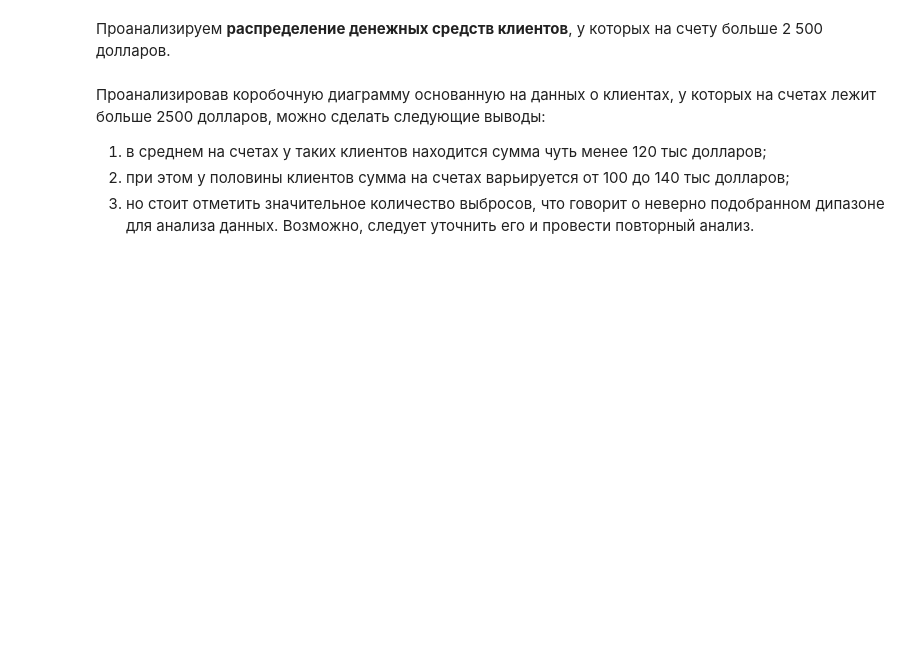
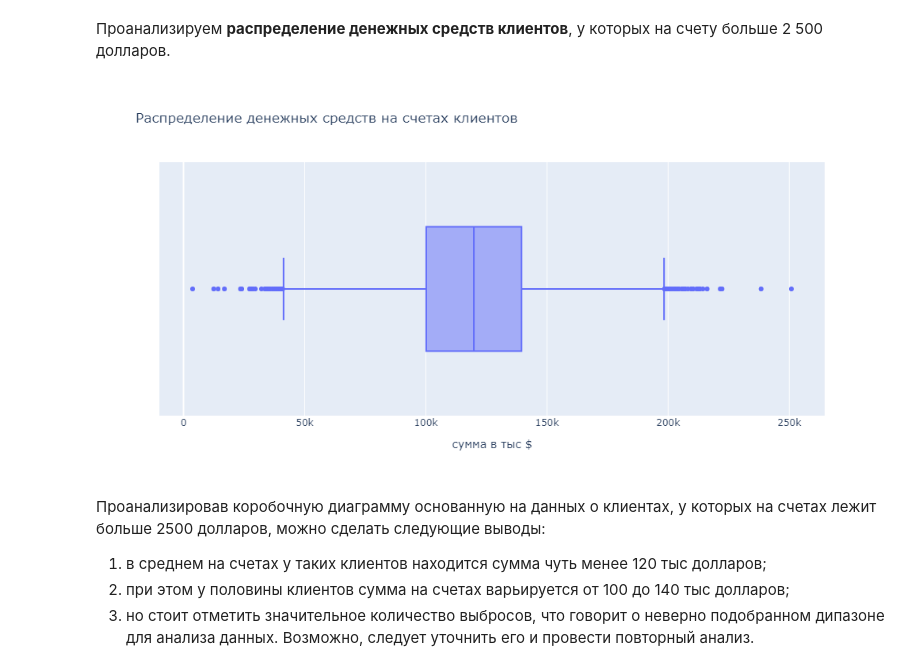
Before and after one commit to OlesyaNori/sf_datasciense, a Jupyter notebook: PROJECT/Visualization Project/Final visualization tasks.ipynb, the cells around one changed output. Cells and saved outputs as stored; diff of their text form; code cells hidden in the pictures; blank space fills up the shorter version.

```diff
--- a/PROJECT/Visualization Project/Final visualization tasks.ipynb
+++ b/PROJECT/Visualization Project/Final visualization tasks.ipynb
@@ -66,19 +66,19 @@ axes.pie(
 # %%
 #Сортируем данные, отбирая клиентов, у которых на счету более 2500 долларов
 Balance_data = churn_data[churn_data['Balance'] > 2500]
 
 #Строим коробочную диаграмму с помощью Plotly
 fig = px.box(
     data_frame=Balance_data,
     x='Balance',
     height=500,
     width=1000,
     labels = {'Balance':'сумма в тыс $'},
     title='Распределение денежных средств на счетах клиентов'
 )
-#fig.show("png")
-img_bytes = fig.to_image(format="png")
-Image(img_bytes)
+fig.show("png")
+# %% [output]
+[figure, added]
 # %% [markdown]
 Проанализировав коробочную диаграмму основанную на данных о клиентах, у которых на счетах лежит больше 2500 долларов, можно сделать следующие выводы:
 1. в среднем на счетах у таких клиентов находится сумма чуть менее 120 тыс долларов;
```
Also changed, not shown: parts of 4 cells of this notebook.
